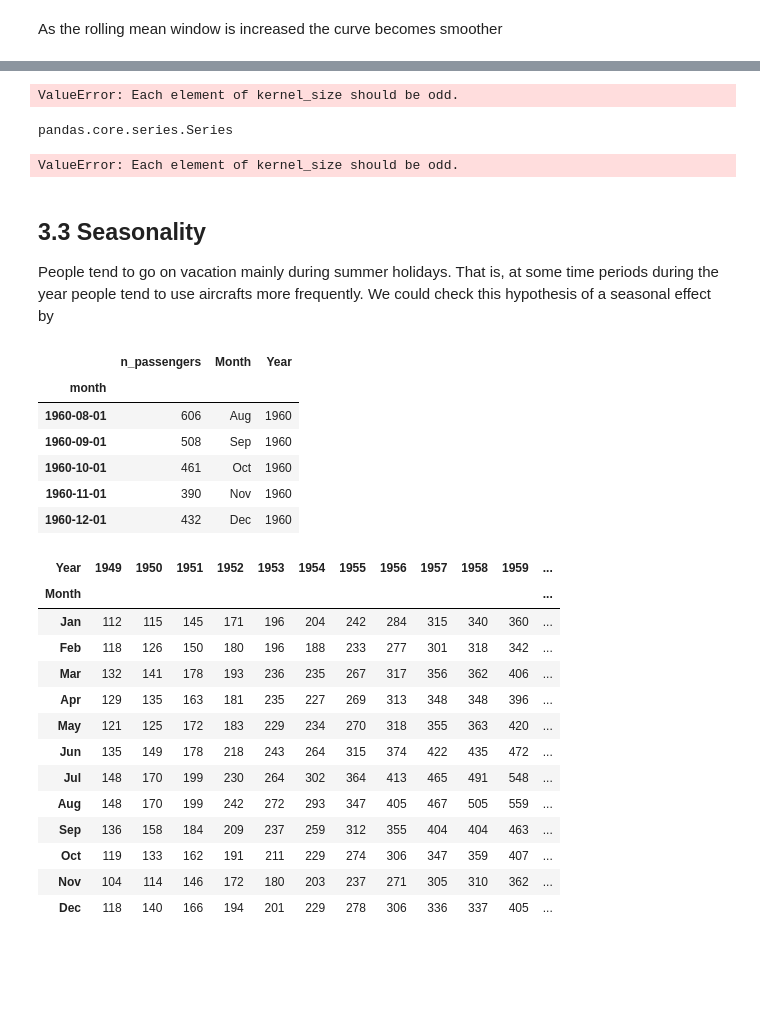
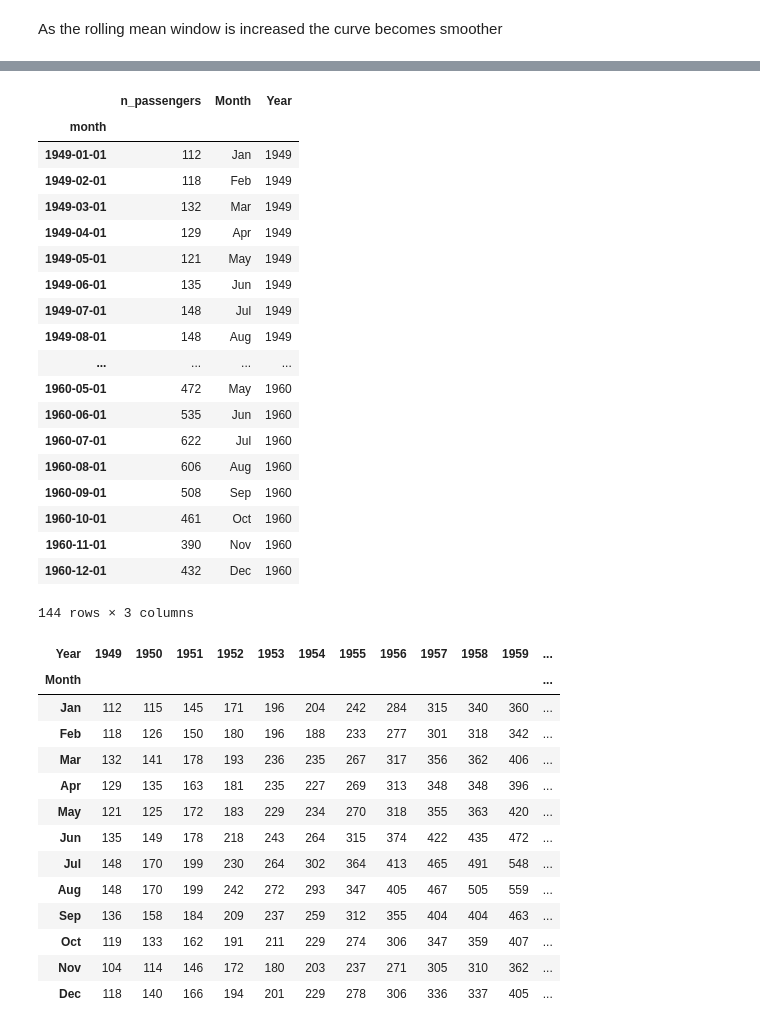
Before and after one commit to dacatay/time-series-analysis, a Jupyter notebook: 03_Decomposition.ipynb, the cells around one changed output, grey strips where cells are left out. Cells and saved outputs as stored; diff of their text form; code cells hidden in the pictures; blank space fills up the shorter version.

```diff
--- a/03_Decomposition.ipynb
+++ b/03_Decomposition.ipynb
@@ -199,21 +181,3 @@ SyntaxError: invalid syntax (<ipython-input-17-d47db827c1b5>, line 9)
-# %%
-median_filtered_mean = sp_signal.medfilt(np.asarray(y[1:]), 12)
-# %% [output]
-ValueError: Each element of kernel_size should be odd.
-# %%
-type(y[1:])
-# %% [output]
-pandas.core.series.Series
-# %%
-plot_median_filtered(y)
-# %% [output]
-ValueError: Each element of kernel_size should be odd.
-# %% [markdown]
-
-
-## 3.3 Seasonality
-
-People tend to go on vacation mainly during summer holidays. That is, at some time periods during the year people tend to use aircrafts more frequently. We could check this hypothesis of a seasonal effect by
 # %%
 # create new columns to DataFrame by extracting a string representing
 # the time under the control of an explicit format string
@@ -224,10 +190,0 @@ pas['Year'] = pas.index.year
-# %%
-pas.tail()
-# %% [output]
-|  | n_passengers | Month | Year |
-| month |  |  |  |
-| 1960-08-01 | 606 | Aug | 1960 |
-| 1960-09-01 | 508 | Sep | 1960 |
-| 1960-10-01 | 461 | Oct | 1960 |
-| 1960-11-01 | 390 | Nov | 1960 |
-| 1960-12-01 | 432 | Dec | 1960 |
@@ -247,0 +191,23 @@ df_piv_line = df_piv_line.reindex(index=month_names)
+# %%
+df
+# %% [output]
+|  | n_passengers | Month | Year |
+| month |  |  |  |
+| 1949-01-01 | 112 | Jan | 1949 |
+| 1949-02-01 | 118 | Feb | 1949 |
+| 1949-03-01 | 132 | Mar | 1949 |
+| 1949-04-01 | 129 | Apr | 1949 |
+| 1949-05-01 | 121 | May | 1949 |
+| 1949-06-01 | 135 | Jun | 1949 |
+| 1949-07-01 | 148 | Jul | 1949 |
+| 1949-08-01 | 148 | Aug | 1949 |
+| ... | ... | ... | ... |
+| 1960-05-01 | 472 | May | 1960 |
+| 1960-06-01 | 535 | Jun | 1960 |
+| 1960-07-01 | 622 | Jul | 1960 |
+| 1960-08-01 | 606 | Aug | 1960 |
+| 1960-09-01 | 508 | Sep | 1960 |
+| 1960-10-01 | 461 | Oct | 1960 |
+| 1960-11-01 | 390 | Nov | 1960 |
+| 1960-12-01 | 432 | Dec | 1960 |
+144 rows × 3 columns
```
Also changed, not shown: parts of 12 cells of this notebook, 4 other files.
